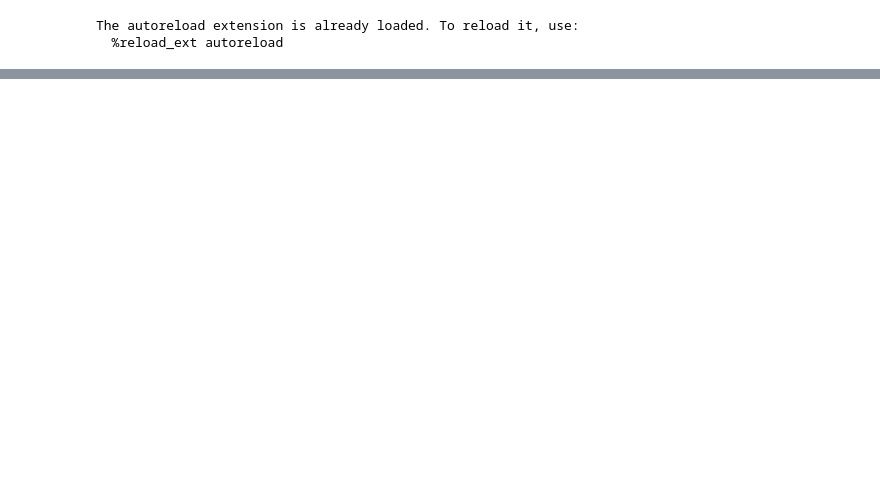
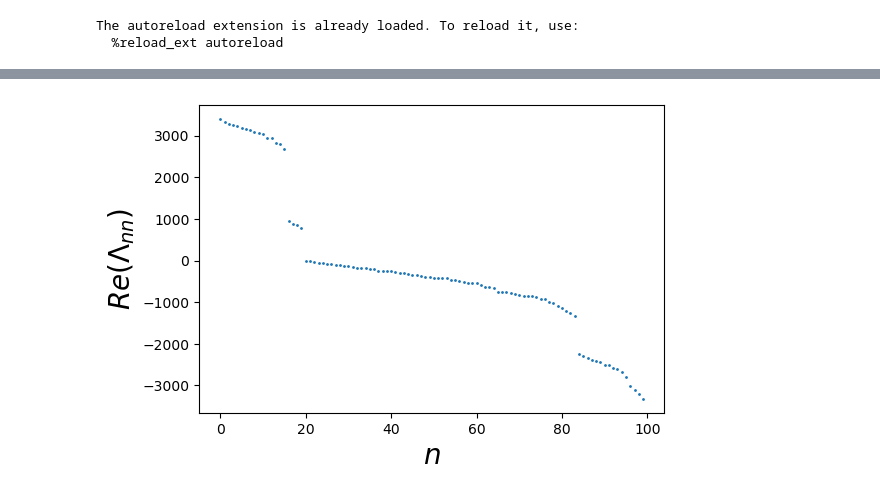
Before and after one commit to JoostHMPrins/ngo, a Jupyter notebook: analysisnotebooks/timestepping.ipynb, the cells around one changed output, grey strips where cells are left out. Saved outputs shown, nothing was run; the diff lists cells and outputs as text; code cells hidden in the pictures; blank space fills up the shorter version.

```diff
--- a/analysisnotebooks/timestepping.ipynb
+++ b/analysisnotebooks/timestepping.ipynb
@@ -174,0 +288,19 @@ FEM (Dirichlet BC projected)
+# %%
+# Lambda = np.load('Lambda.npy')[0]
+
+size_title = 20
+size_ticklabels = 10
+size_axeslabels = 20
+
+fig, ax = plt.subplots(1,1, figsize=(6, 4))
+fig.subplots_adjust(left=None, bottom=None, right=None, top=None, wspace=0.4, hspace=0.4)
+
+ax.tick_params(axis='both', labelsize=size_ticklabels)
+ax.set_xlabel(r'$n$', fontsize=size_axeslabels)
+ax.set_ylabel("$Re(\Lambda_{nn})$", fontsize=size_axeslabels)
+# ax.set_xscale('log')
+ax.scatter(np.linspace(0,len(Lambda)-1, len(Lambda)), np.flip(np.sort(Lambda)), s=1)
+plt.savefig("eigvals.svg", bbox_inches='tight')#, transparent=True)
+plt.show()
+# %% [output]
+[figure, added]
```
Also changed, not shown: parts of 4 cells of this notebook, 3 other files.
